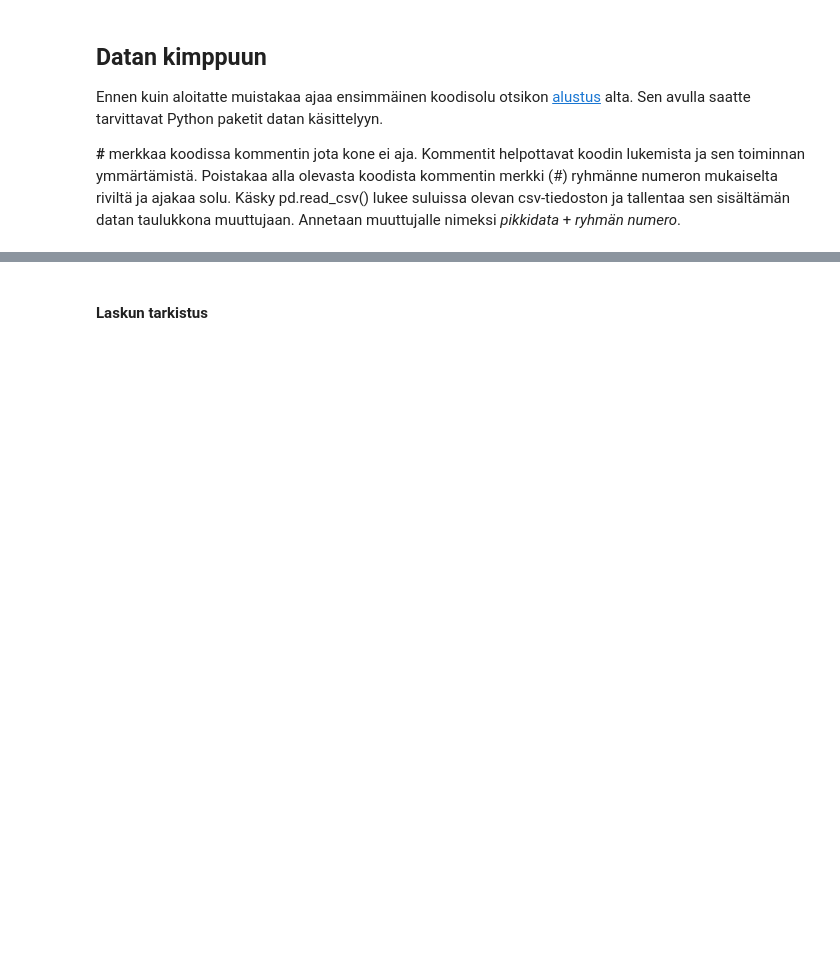
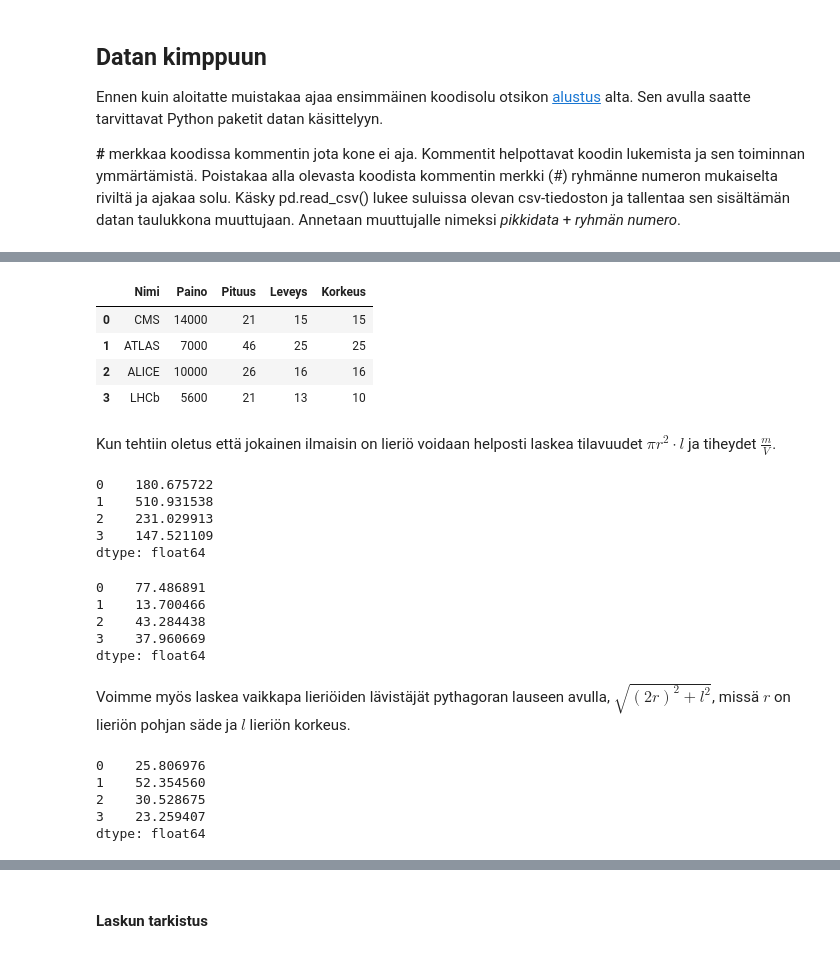
Before and after one commit to cms-opendata-education/cms-jupyter-materials-finnish, a Jupyter notebook: Oppimiskokonaisuudet/Oppitunnit/Hiukkaset_Hukassa_Opettaja.ipynb, the cells around one changed output, grey strips where cells are left out. Saved outputs shown, nothing was run; the diff lists cells and outputs as text; code cells hidden in the pictures; blank space fills up the shorter version.

```diff
--- a/Oppimiskokonaisuudet/Oppitunnit/Hiukkaset_Hukassa_Opettaja.ipynb
+++ b/Oppimiskokonaisuudet/Oppitunnit/Hiukkaset_Hukassa_Opettaja.ipynb
@@ -464,0 +364,9 @@ inva-piikkidata1.M
+# %%
+# Tätä ei tarvitse ymmärtää sillä latasitte jo tutkittavan datan netistä.
+LHC_koeasemat=pd.DataFrame({'Nimi':['CMS', 'ATLAS', 'ALICE', 'LHCb'],
+        'Paino':[14000, 7000, 10000, 5600], #tonneja
+        'Pituus':[21, 46, 26, 21], #metrejä
+        'Leveys':[15, 25, 16, 13], #metrejä
+        'Korkeus':[15, 25, 16, 10]})  #metrejä
+# luodaan taulukko ja tallennetaan se muuttujaan "LHC_koeasemat"
+# Taulukko sisältää LHC kiihdyttimen varrella olevien koeasemien tietoja [lähdee].
@@ -464,0 +474,40 @@ inva-piikkidata1.M
+# %%
+#muistellaan mitä taulukko näyttikään
+LHC_koeasemat.head()
+# %% [output]
+|  | Nimi | Paino | Pituus | Leveys | Korkeus |
+| 0 | CMS | 14000 | 21 | 15 | 15 |
+| 1 | ATLAS | 7000 | 46 | 25 | 25 |
+| 2 | ALICE | 10000 | 26 | 16 | 16 |
+| 3 | LHCb | 5600 | 21 | 13 | 10 |
+# %% [markdown]
+Kun tehtiin oletus että jokainen ilmaisin on lieriö voidaan helposti laskea tilavuudet $\pi r^2 \cdot l$  ja tiheydet $\frac{m}{V}$.
+# %%
+tilavuus = np.pi * np.sqrt(LHC_koeasemat['Korkeus'] /2 ) * LHC_koeasemat['Pituus']
+print(tilavuus)
+# %% [output]
+0    180.675722
+1    510.931538
+2    231.029913
+3    147.521109
+dtype: float64
+# %%
+tiheys = LHC_koeasemat['Paino'] / tilavuus
+print(tiheys)
+# %% [output]
+0    77.486891
+1    13.700466
+2    43.284438
+3    37.960669
+dtype: float64
+# %% [markdown]
+Voimme myös laskea vaikkapa lieriöiden lävistäjät pythagoran lauseen avulla, $\sqrt{(2r)^2+l^2}$, missä $r$ on lieriön pohjan säde ja $l$ lieriön korkeus.
+# %%
+lävistäjä= np.sqrt(np.square(LHC_koeasemat['Pituus']) + np.square(LHC_koeasemat['Korkeus']))
+print(lävistäjä)
+# %% [output]
+0    25.806976
+1    52.354560
+2    30.528675
+3    23.259407
+dtype: float64
```
Also changed, not shown: parts of 38 cells of this notebook, 1 other file.
